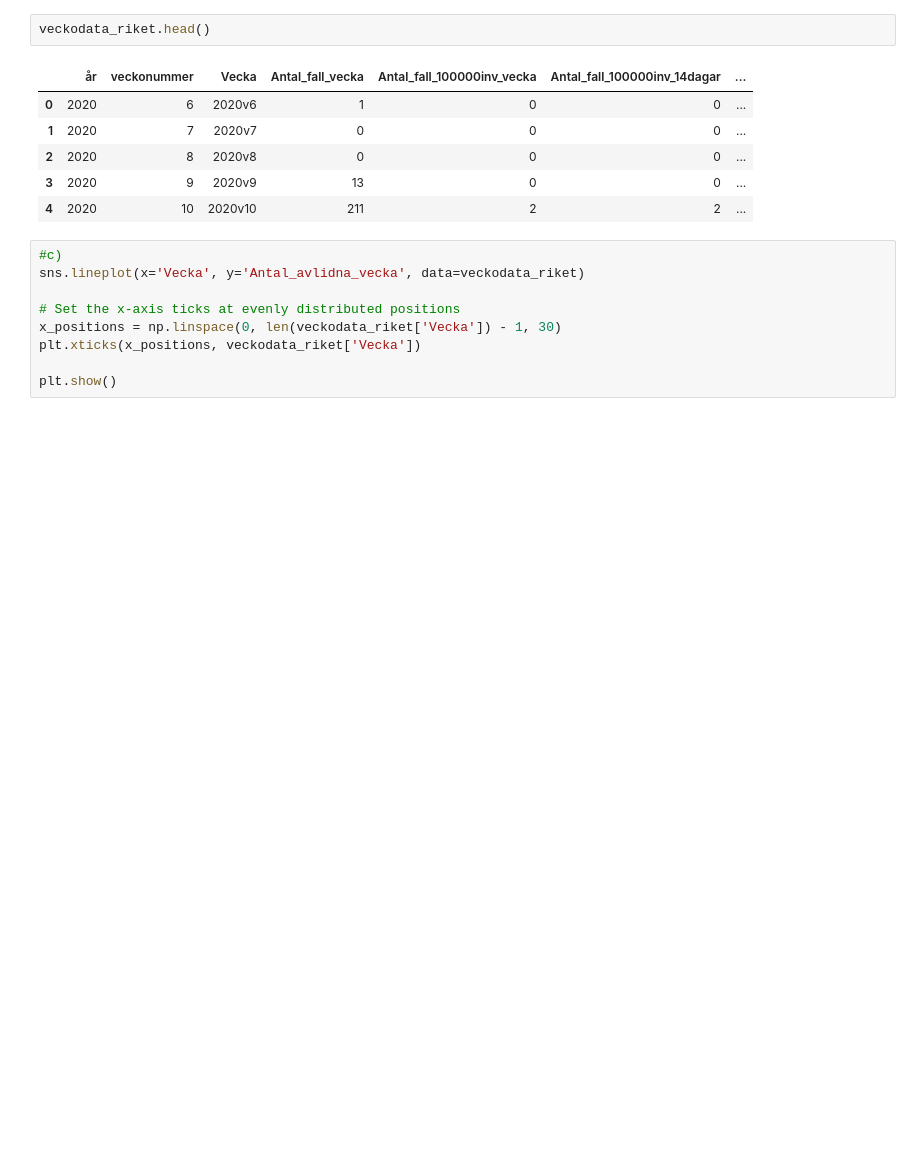
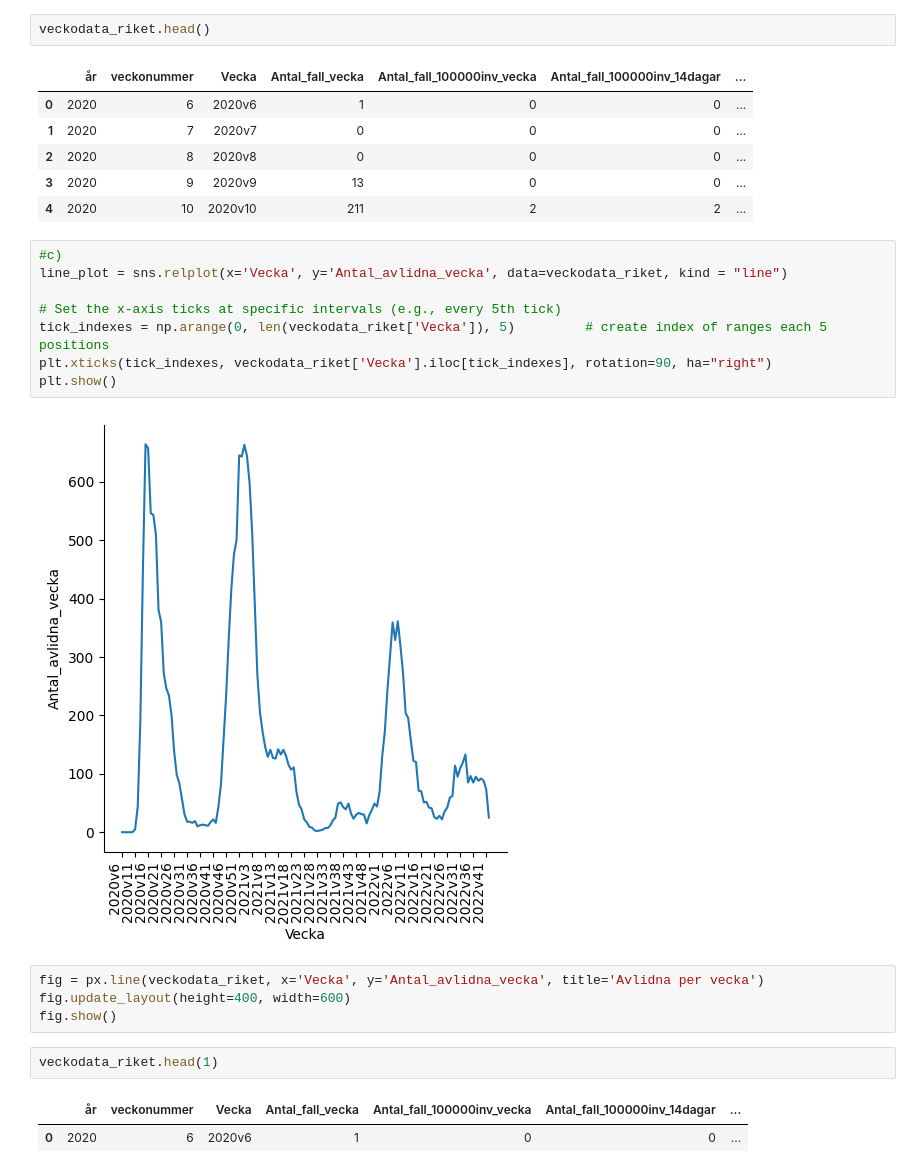
Before and after one commit to yomo001/databehandling-YOUNIS-MOUSSAVI, a Jupyter notebook: Laboration/lab1.ipynb, the cells around one changed output. Cells and saved outputs as stored; diff of their text form; blank space fills up the shorter version.

```diff
--- a/Laboration/lab1.ipynb
+++ b/Laboration/lab1.ipynb
@@ -49,10 +50,20 @@ veckodata_riket.head()
 | 4 | 2020 | 10 | 2020v10 | 211 | 2 | 2 | ... |
 # %%
 #c)
-sns.lineplot(x='Vecka', y='Antal_avlidna_vecka', data=veckodata_riket)
+line_plot = sns.relplot(x='Vecka', y='Antal_avlidna_vecka', data=veckodata_riket, kind = "line")
 
-# Set the x-axis ticks at evenly distributed positions
-x_positions = np.linspace(0, len(veckodata_riket['Vecka']) - 1, 30)
-plt.xticks(x_positions, veckodata_riket['Vecka'])
-
+# Set the x-axis ticks at specific intervals (e.g., every 5th tick)
+tick_indexes = np.arange(0, len(veckodata_riket['Vecka']), 5)         # create index of ranges each 5 positions
+plt.xticks(tick_indexes, veckodata_riket['Vecka'].iloc[tick_indexes], rotation=90, ha="right")
 plt.show()
+# %% [output]
+[figure, added]
+# %%
+fig = px.line(veckodata_riket, x='Vecka', y='Antal_avlidna_vecka', title='Avlidna per vecka')
+fig.update_layout(height=400, width=600)
+fig.show()
+# %%
+veckodata_riket.head(1)
+# %% [output]
+|  | år | veckonummer | Vecka | Antal_fall_vecka | Antal_fall_100000inv_vecka | Antal_fall_100000inv_14dagar | ... |
+| 0 | 2020 | 6 | 2020v6 | 1 | 0 | 0 | ... |
```
Also changed, not shown: parts of 4 cells of this notebook, 1 other file.
